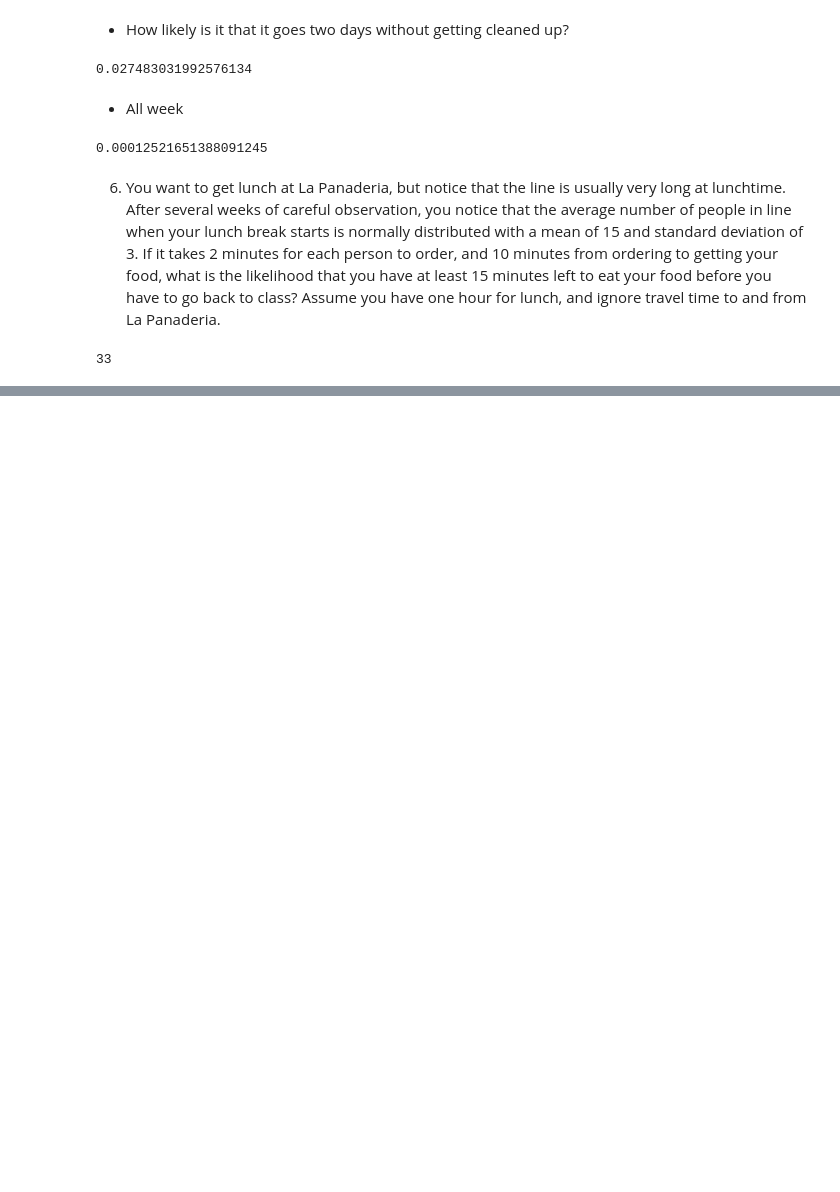
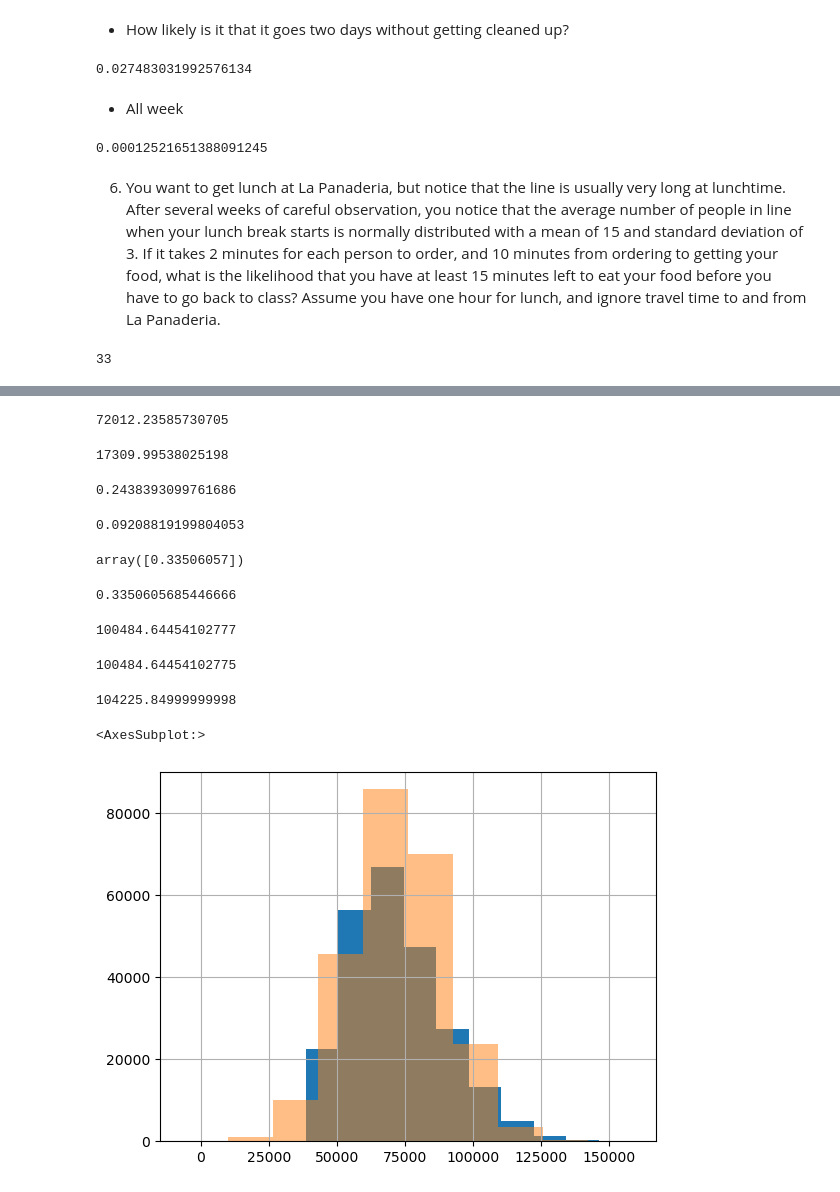
Before and after one commit to SHAWNSMITH16/statistics-exercises, a Jupyter notebook: probability_distributions.ipynb, the cells around one changed output, grey strips where cells are left out. Saved outputs shown, nothing was run; the diff lists cells and outputs as text; code cells hidden in the pictures; blank space fills up the shorter version.

```diff
--- a/probability_distributions.ipynb
+++ b/probability_distributions.ipynb
@@ -201,3 +202,11 @@ max_wait = total_lunch_time - order_time - eat_time - cook_time
 max_wait
 # %% [output]
 33
+# %%
+url = f'mysql+pymysql://{env.username}:{env.password}@{env.host}/employees'
+query = '''
+SELECT *
+FROM salaries s
+WHERE s.to_date > NOW()
+'''
+salaries = pd.read_sql(query, url)
@@ -203,0 +222,44 @@ max_wait
+# %%
+mean= salaries.salary.mean()
+mean
+# %% [output]
+72012.23585730705
+# %%
+std_dev= salaries.salary.std()
+std_dev
+# %% [output]
+17309.99538025198
+# %%
+stats.norm(mean, std_dev).cdf(59999)
+# %% [output]
+0.2438393099761686
+# %%
+stats.norm(mean, std_dev).sf(95000)
+# %% [output]
+0.09208819199804053
+# %%
+np.diff(stats.norm(mean, std_dev).cdf([65000,80000]))
+# %% [output]
+array([0.33506057])
+# %%
+stats.norm(mean, std_dev).cdf(80000) - stats.norm(mean, std_dev).cdf(65000)
+# %% [output]
+0.3350605685446666
+# %%
+stats.norm(mean, std_dev).isf(.05)
+# %% [output]
+100484.64454102777
+# %%
+stats.norm(mean, std_dev).ppf(.95)
+# %% [output]
+100484.64454102775
+# %%
+salaries.salary.quantile(0.95)
+# %% [output]
+104225.84999999998
+# %%
+salaries.salary.hist()
+pd.Series(stats.norm(mean, std_dev).rvs(240124)).hist(alpha = 0.5)
+# %% [output]
+<AxesSubplot:>
+[figure, added]
```
Also changed, not shown: parts of 2 cells of this notebook.
